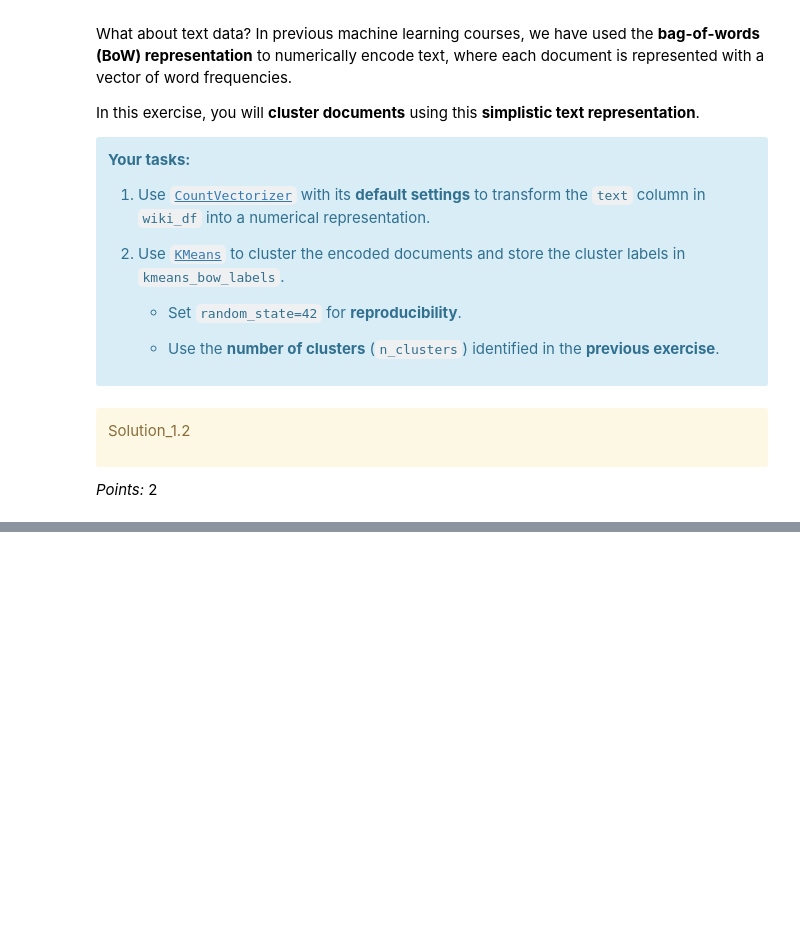
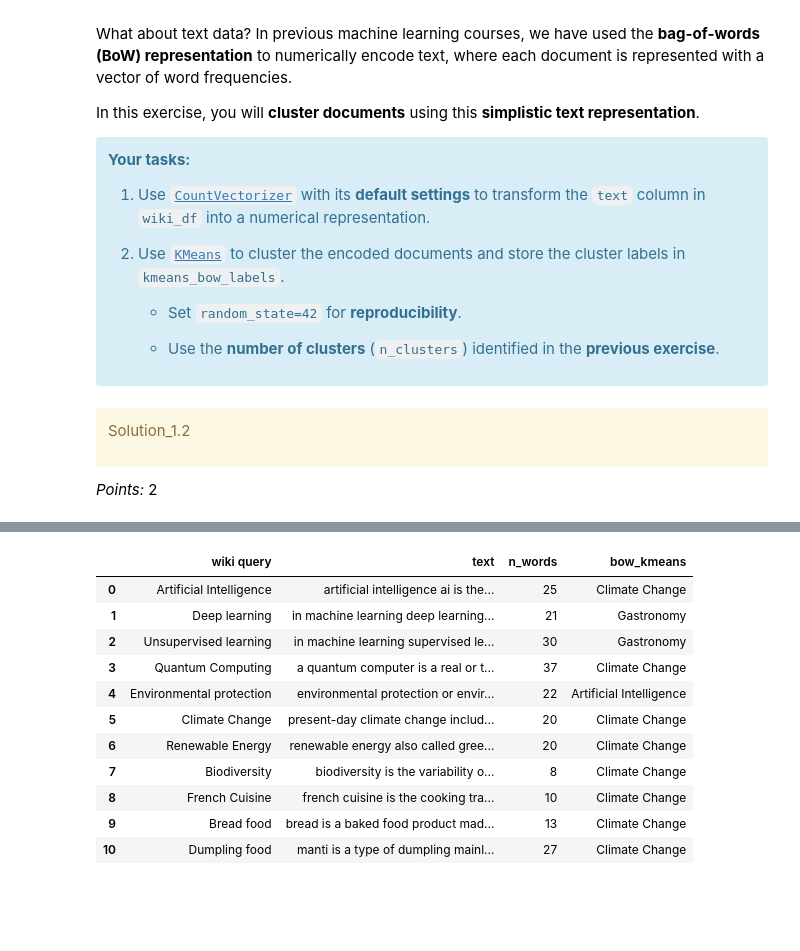
Before and after one commit to Jimol1711/hw6, a Jupyter notebook: hw6.ipynb, the cells around one changed output, grey strips where cells are left out. Drawn from its saved outputs; the diff is of its cells as text; code cells hidden in the pictures; blank space fills up the shorter version.

```diff
--- a/hw6.ipynb
+++ b/hw6.ipynb
@@ -222,3 +239,11 @@ kmeans_bow_labels = ...
-# %%
-wiki_df["bow_kmeans"] = kmeans_bow_labels
-wiki_df
+# %%
+from sklearn.feature_extraction.text import CountVectorizer
+from sklearn.cluster import KMeans
+
+vectorizer = CountVectorizer()
+X = vectorizer.fit_transform(wiki_df["text"])
+# %%
+kmeans_bow_labels = ['Artificial Intelligence', 'Climate Change', 'Gastronomy',]
+# %%
+kmeans = KMeans(n_clusters=3, random_state=42)
+kmeans.fit(X)
@@ -225,3 +269,22 @@ wiki_df
+# %%
+kmeans = KMeans(n_clusters=3, random_state=42)
+kmeans.fit(X)
+
+wiki_df["bow_kmeans"] = [kmeans_bow_labels[label] for label in kmeans.labels_]
+wiki_df
+# %% [output]
+|  | wiki query | text | n_words | bow_kmeans |
+| 0 | Artificial Intelligence | artificial intelligence ai is the... | 25 | Climate Change |
+| 1 | Deep learning | in machine learning deep learning... | 21 | Gastronomy |
+| 2 | Unsupervised learning | in machine learning supervised le... | 30 | Gastronomy |
+| 3 | Quantum Computing | a quantum computer is a real or t... | 37 | Climate Change |
+| 4 | Environmental protection | environmental protection or envir... | 22 | Artificial Intelligence |
+| 5 | Climate Change | present-day climate change includ... | 20 | Climate Change |
+| 6 | Renewable Energy | renewable energy also called gree... | 20 | Climate Change |
+| 7 | Biodiversity | biodiversity is the variability o... | 8 | Climate Change |
+| 8 | French Cuisine | french cuisine is the cooking tra... | 10 | Climate Change |
+| 9 | Bread food | bread is a baked food product mad... | 13 | Climate Change |
+| 10 | Dumpling food | manti is a type of dumpling mainl... | 27 | Climate Change |
 # %% [markdown]
 <!-- END QUESTION -->
 
```
Also changed, not shown: parts of 8 cells of this notebook, 1 other file.
